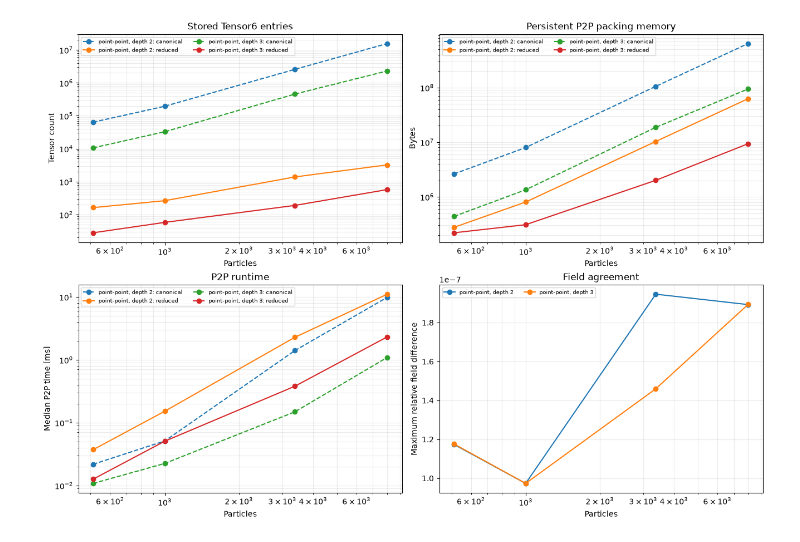
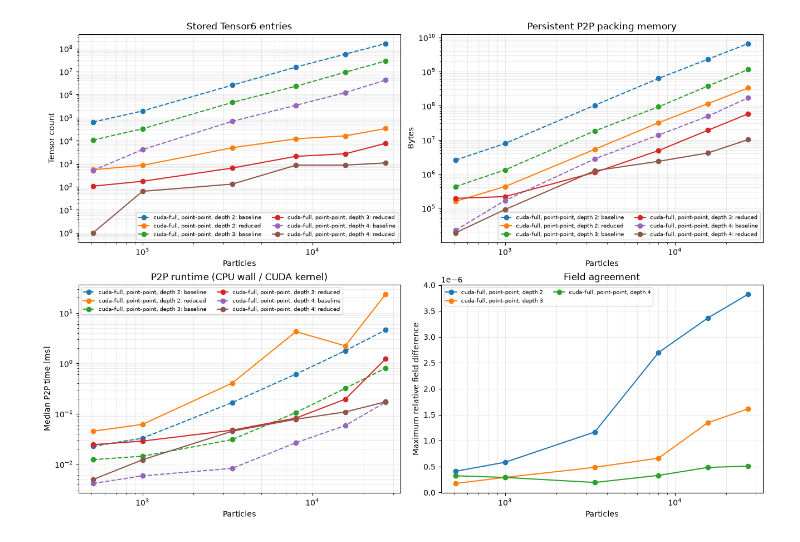
Before and after one commit to Ximtecs/dip-fmm, a Jupyter notebook: examples/simple_notebooks/ReducedSymmetryP2P.ipynb, the cells around one changed output. Cells and saved outputs as stored; diff of their text form; code cells hidden in the pictures.

```diff
--- a/examples/simple_notebooks/ReducedSymmetryP2P.ipynb
+++ b/examples/simple_notebooks/ReducedSymmetryP2P.ipynb
@@ -19,18 +19,26 @@ import pandas as pd
 import matplotlib.pyplot as plt
 
 ORDER = 6
-DEPTHS = (2, 3)
-GRID_SIDES = (8,10, 15, 20)
+DEPTHS = (2, 3, 4)
+GRID_SIDES = (8,10, 15, 20, 25, 30)#, 25)
 WARMUPS = 2
 TIMED_EVALUATIONS = 10
 SPACING = 1.0
 CUBOID_FILL = 1.0  # Cuboids touch: there is no gap.
+CUDA_BSR_MAX_BYTES = 20 * 1024**3
+
+BACKENDS = (
+    #('cpu-static', cdfmm.ExecutionBackend.CPU_STATIC),
+    ('cuda-full', cdfmm.ExecutionBackend.CUDA_FULL),
+    # ('cuda-hybrid', cdfmm.ExecutionBackend.CUDA_M2L_P2P),
+)
+CUDA_BACKENDS = (cdfmm.ExecutionBackend.CUDA_FULL, cdfmm.ExecutionBackend.CUDA_M2L_P2P)
 
 cube = cdfmm.CuboidSize(CUBOID_FILL * SPACING, CUBOID_FILL * SPACING, CUBOID_FILL * SPACING)
 GEOMETRIES = (
-    #('point-point', cdfmm.SourceGeometry.POINT_DIPOLE, cdfmm.TargetGeometry.POINT, [], []),
+    ('point-point', cdfmm.SourceGeometry.POINT_DIPOLE, cdfmm.TargetGeometry.POINT, [], []),
     #('cuboid-point', cdfmm.SourceGeometry.UNIFORM_CUBOID, cdfmm.TargetGeometry.POINT, [cube], []),
-    ('cuboid-cuboid', cdfmm.SourceGeometry.UNIFORM_CUBOID, cdfmm.TargetGeometry.VOLUME_AVERAGED_CUBOID, [cube], [cube]),
+    #('cuboid-cuboid', cdfmm.SourceGeometry.UNIFORM_CUBOID, cdfmm.TargetGeometry.VOLUME_AVERAGED_CUBOID, [cube], [cube]),
 )
 # %%
 def cartesian_centres(side):
@@ -94,7 +148,7 @@ def run_case(geometry, side, depth):
                 max_abs_field_difference=float(difference.max()),
                 max_relative_field_difference=float(difference.max() / max(np.abs(fields['canonical']).max(), np.finfo(float).tiny)))
 # %%
-rows = [run_case(geometry, side, depth) for geometry in GEOMETRIES for depth in DEPTHS for side in GRID_SIDES]
+rows = [run_case(backend, geometry, side, depth) for backend in BACKENDS for geometry in GEOMETRIES for depth in DEPTHS for side in GRID_SIDES]
 results = pd.DataFrame(rows)
 display(results)
 # %% [output]
@@ -127,25 +190,25 @@ display(results)
 # %%
 fig, axes = plt.subplots(2, 2, figsize=(13, 9), constrained_layout=True)
-for (geometry, depth), group in results.groupby(['geometry', 'depth']):
-    label = f'{geometry}, depth {depth}'
+for (backend, geometry, depth), group in results.groupby(['backend', 'geometry', 'depth']):
+    label = f'{backend}, {geometry}, depth {depth}'
     group = group.sort_values('particles')
-    axes[0, 0].loglog(group['particles'], group['canonical_tensors'], 'o--', label=f'{label}: canonical')
+    axes[0, 0].loglog(group['particles'], group['baseline_tensors'], 'o--', label=f'{label}: baseline')
     axes[0, 0].loglog(group['particles'], group['reduced_tensors'], 'o-', label=f'{label}: reduced')
-    axes[0, 1].loglog(group['particles'], group['canonical_plan_bytes'], 'o--', label=f'{label}: canonical')
+    axes[0, 1].loglog(group['particles'], group['baseline_plan_bytes'], 'o--', label=f'{label}: baseline')
     axes[0, 1].loglog(group['particles'], group['reduced_plan_bytes'], 'o-', label=f'{label}: reduced')
-    axes[1, 0].loglog(group['particles'], group['p2p_ms_canonical'], 'o--', label=f'{label}: canonical')
+    axes[1, 0].loglog(group['particles'], group['p2p_ms_baseline'], 'o--', label=f'{label}: baseline')
     axes[1, 0].loglog(group['particles'], group['p2p_ms_reduced'], 'o-', label=f'{label}: reduced')
     axes[1, 1].semilogx(group['particles'], group['max_relative_field_difference'], 'o-', label=label)
 
 axes[0, 0].set(title='Stored Tensor6 entries', xlabel='Particles', ylabel='Tensor count')
 axes[0, 1].set(title='Persistent P2P packing memory', xlabel='Particles', ylabel='Bytes')
-axes[1, 0].set(title='P2P runtime', xlabel='Particles', ylabel='Median P2P time [ms]')
+axes[1, 0].set(title='P2P runtime (CPU wall / CUDA kernel)', xlabel='Particles', ylabel='Median P2P time [ms]')
 axes[1, 1].set(title='Field agreement', xlabel='Particles', ylabel='Maximum relative field difference')
 for axis in axes.flat:
     axis.grid(True, which='both', alpha=0.25)
     axis.legend(fontsize=7, ncol=2)
 plt.show()
 
-display(results[['geometry', 'depth', 'particles', 'tensor_reduction', 'plan_memory_reduction', 'p2p_speedup']])
+display(results[['backend', 'baseline', 'geometry', 'depth', 'particles', 'particles_per_leaf', 'tensor_reduction_factor', 'plan_memory_reduction_factor', 'p2p_speedup']])
 # %% [output]
-[figure, old version]
+[figure, new version]
```
Also changed, not shown: parts of 4 cells of this notebook.
